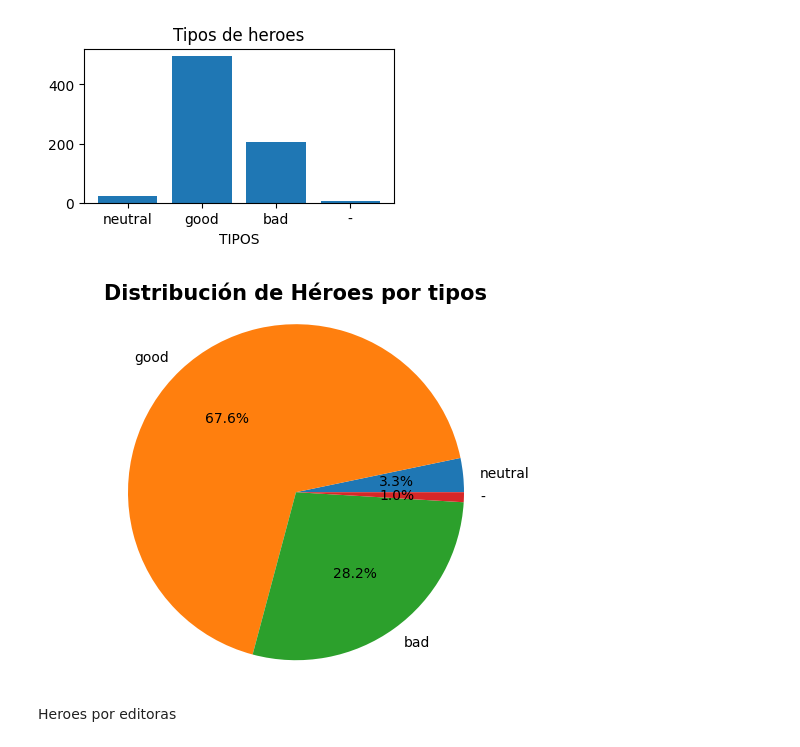
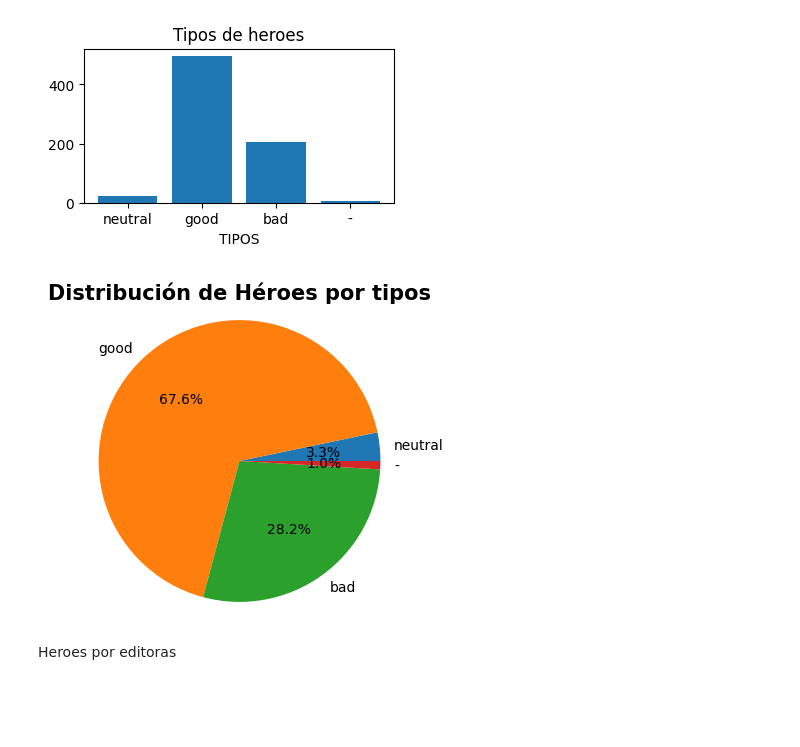
Before and after one commit to jorge-flores-py/Proyecto-Procesamiento-de-Datos, a Jupyter notebook: lib_polars.ipynb, the cells around one changed output. Cells and saved outputs as stored; diff of their text form; code cells hidden in the pictures; blank space fills up the shorter version.

```diff
--- a/lib_polars.ipynb
+++ b/lib_polars.ipynb
@@ -121,12 +121,13 @@ plt.show()
 # %%
 tipos = cant_x_tipo['Alignment']
 cantidad = cant_x_tipo['cantidad']
+plt.figure(figsize=(4,4))
 plt.pie(cantidad, labels= tipos, autopct='%1.1f%%')
 plt.axis('equal')
 plt.title('Distribución de Héroes por tipos', fontsize= 15, fontweight='bold', color='black')
 plt.show()
 # %% [output]
-[figure, old version]
+[figure, new version]
 # %% [markdown]
 Heroes por editoras
 # %%
```
